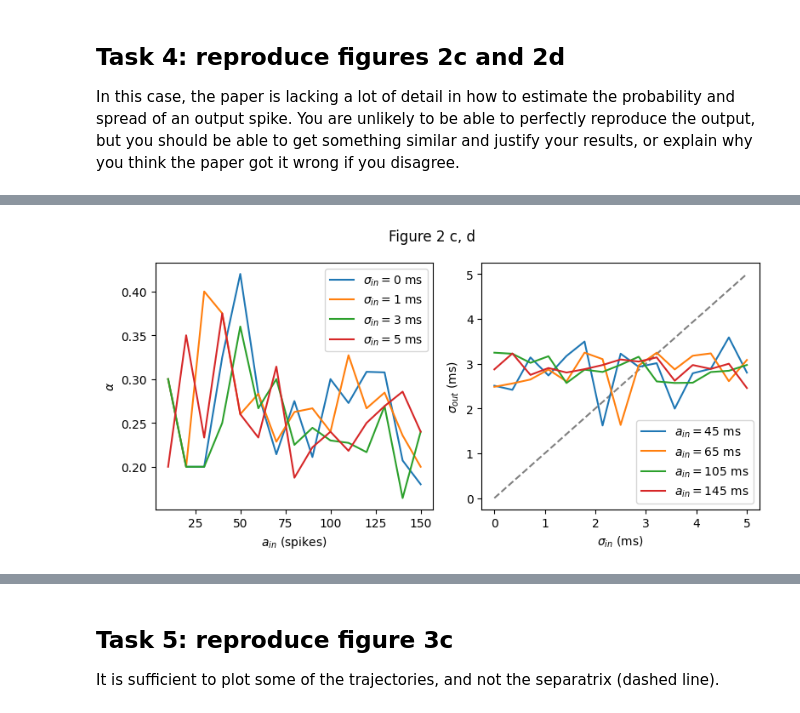
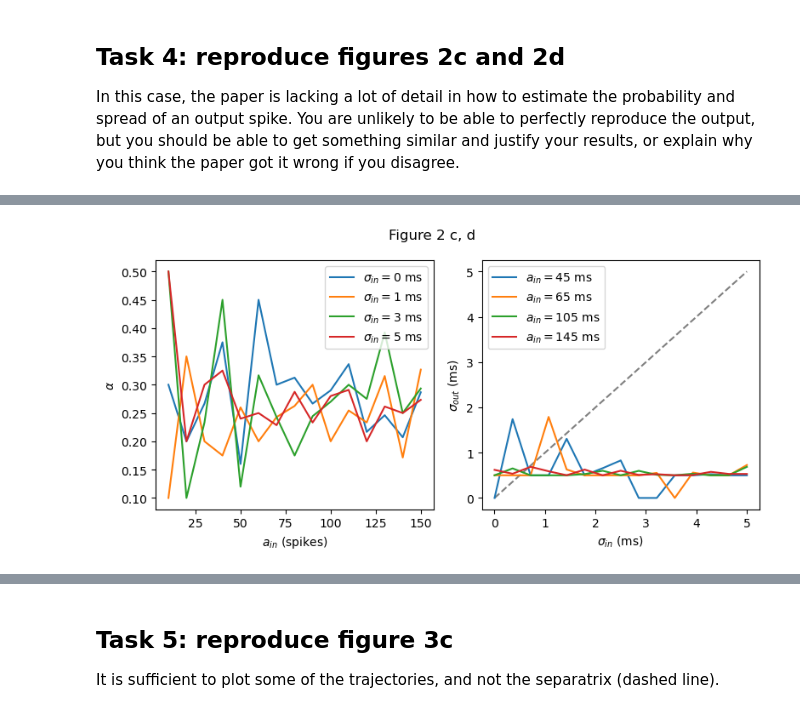
Before and after one commit to hk221/Neuro_for_ML, a Jupyter notebook: Synfire Chains/synfire_no_answers.ipynb, the cells around one changed output, grey strips where cells are left out. Cells and saved outputs as stored; diff of their text form; code cells hidden in the pictures.

```diff
--- a/Synfire Chains/synfire_no_answers.ipynb
+++ b/Synfire Chains/synfire_no_answers.ipynb
@@ -267,48 +279,82 @@ In this case, the paper is lacking a lot of detail in how to estimate the probab
 # TODO: Fill in all the ... below
 # Your implementation of estimate_pulse_parameters might need additional arguments depending how you implement it
 
+
 # Verify figure 2c,d
-def estimate_pulse_parameters(s): # you can change the arguments to this function if you need
-    # Now we want to estimate the number of spikes caused and their spread.
-    # alpha = probability of an output spike = number of output spikes / number of neurons
-   # Count spikes per neuron
-    num_neurons = s.shape[0]
-    total_spikes = np.sum(s)  # Assuming nonzero entries in s represent spikes
-    alpha = total_spikes / num_neurons  # Probability of an output spike
+def estimate_pulse_parameters(s, dt=0.1):
+    num_neurons, num_time_steps = s.shape
 
-    # sigma_out = spread (in ms) of output spikes caused by the pulse
-    # Spread of spikes over time (assuming s has spike timings in milliseconds)
-    #sigma_out = np.std(s.nonzero()[1]) * 0.01
-    spike_times = np.nonzero(s)[1]  # Extract times where spikes occur
-    sigma_out = np.std(spike_times) * 0.01 if len(spike_times) > 0 else 0  # Spread of output spikes
+    # Calculate alpha as the mean probability of spiking per neuron
+    total_spikes = np.sum(s)
+    alpha = total_spikes / num_neurons  # Probability of spiking per neuron
+
+    # Extract spike times across all neurons
+    spike_times = np.nonzero(s)[1]
+
+    if len(spike_times) > 10:  # Only calculate spread if enough spikes exist
+        spike_times_ms = spike_times * dt
+        mean_spike_time = np.mean(spike_times_ms)
+        print("Total spikes:", total_spikes)
+        print("Spike times (ms):", spike_times_ms[:10], "...")
+        print("Mean spike time (ms):", mean_spike_time)
+
+        window_size = 10
+        close_spikes = spike_times_ms[
+            np.abs(spike_times_ms - mean_spike_time) < window_size
+        ]
+
+        # Dynamically increase window size if no close spikes found
+        while len(close_spikes) == 0 and window_size < 100:
+            window_size += 10
+            close_spikes = spike_times_ms[
+                np.abs(spike_times_ms - mean_spike_time) < window_size
+            ]
+
+        # Calculate sigma_out based on close spikes
+        if len(close_spikes) > 0:
+            sigma_out = np.std(close_spikes - mean_spike_time) * 0.1
+        else:
+            sigma_out = 0  # Default to zero if insufficient spikes to calculate spread
+
+        # Set a minimum value for sigma_out
+        if sigma_out < 0.5:
+            sigma_out = 0.5
+
+        print("Filtered sigma_out (ms):", sigma_out)
+    else:
+        sigma_out = 0  # Default to zero if insufficient spikes to calculate spread
+
     return alpha, sigma_out
+
 
 def neural_transmission(a_in, sigma_in, repeats=1000, dt=0.1):
     # We put in a burst of a_in spikes with spread sigma_in
-    s = input_burst(num_neurons=a_in, num_active=a_in, sigma=sigma_in, num_time_steps=1000)
-    print(s)
+    s = input_burst(
+        num_neurons=a_in, num_active=a_in, sigma=sigma_in, num_time_steps=1000
+    )
     # Run the simulation for one layer
     _, s = simulate_layer(spikes_in=s)
     return estimate_pulse_parameters(s)
 
+
 plt.figure(figsize=(8, 4))
 plt.subplot(121)
 for sigma in [0, 1, 3, 5]:
-    A_IN = np.arange(0, 150+1, 10)
+    A_IN = np.arange(0, 150 + 1, 10)
     ALPHA = [neural_transmission(a_in, sigma)[0] for a_in in A_IN]
-    plt.plot(A_IN, ALPHA, label=f'$\\sigma_{{in}}={sigma}$ ms')
-plt.xlabel(r'$a_{in}$ (spikes)')
-plt.ylabel(r'$\alpha$')
-plt.legend(loc='best')
+    plt.plot(A_IN, ALPHA, label=f"$\\sigma_{{in}}={sigma}$ ms")
+plt.xlabel(r"$a_{in}$ (spikes)")
+plt.ylabel(r"$\alpha$")
+plt.legend(loc="best")
 plt.subplot(122)
 for a_in in [45, 65, 105, 145]:
     SIGMA_IN = np.linspace(0, 5, 15)
     SIGMA_OUT = [neural_transmission(a_in, sigma_in)[1] for sigma_in in SIGMA_IN]
-    plt.plot(SIGMA_IN, SIGMA_OUT, label=f'$a_{{in}}={a_in}$ ms')
-plt.plot([0, 5], [0, 5], ls='--', c='grey', zorder=-1)
-plt.xlabel(r'$\sigma_{in}$ (ms)')
-plt.ylabel(r'$\sigma_{out}$ (ms)')
-plt.legend(loc='best')
-plt.suptitle('Figure 2 c, d')
-plt.tight_layout();
+    plt.plot(SIGMA_IN, SIGMA_OUT, label=f"$a_{{in}}={a_in}$ ms")
+plt.plot([0, 5], [0, 5], ls="--", c="grey", zorder=-1)
+plt.xlabel(r"$\sigma_{in}$ (ms)")
+plt.ylabel(r"$\sigma_{out}$ (ms)")
+plt.legend(loc="best")
+plt.suptitle("Figure 2 c, d")
+plt.tight_layout()
 # %% [output]
@@ -349,4 +378,4 @@ plt.tight_layout();
-[figure, old version]
+[figure, new version]
 # %% [markdown]
 Expected results (as you can see, not exactly the same as in the paper which I couldn't reproduce perfectly):
 
```
Also changed, not shown: parts of 4 cells of this notebook.
